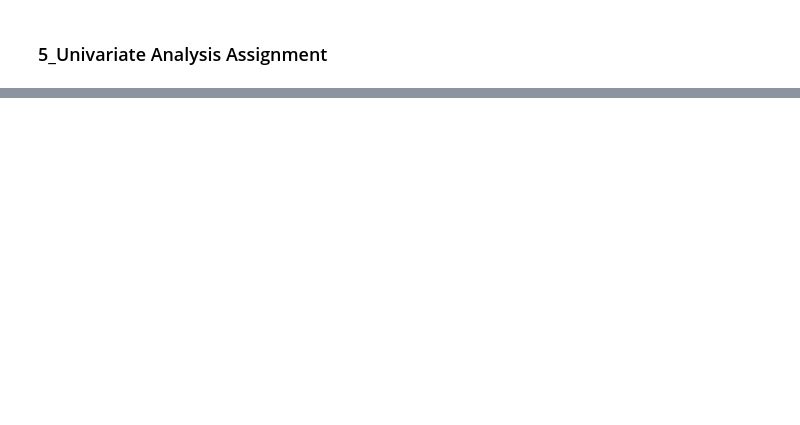
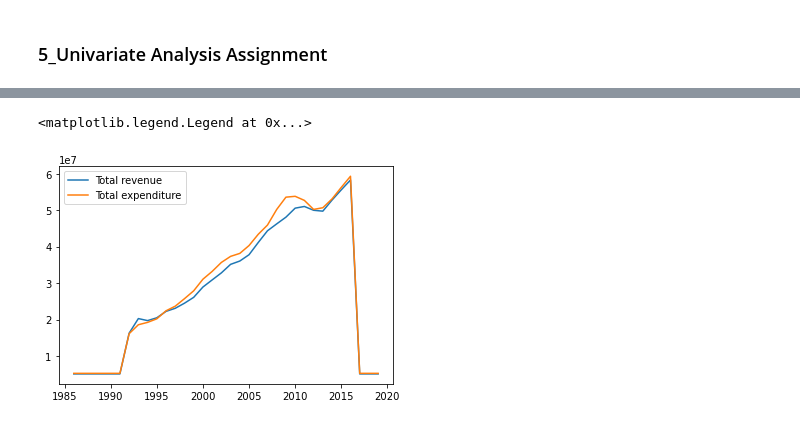
Before and after one commit to LingjieHe/DS_Bootcamp_assignment, a Jupyter notebook: 7_data_exploration/5_Univariate_Analysis_Assignment.ipynb, the cells around one changed output, grey strips where cells are left out. Saved outputs shown, nothing was run; the diff lists cells and outputs as text; code cells hidden in the pictures; blank space fills up the shorter version.

```diff
--- a/7_data_exploration/5_Univariate_Analysis_Assignment.ipynb
+++ b/7_data_exploration/5_Univariate_Analysis_Assignment.ipynb
@@ -22,3 +18,27 @@ import seaborn as sns
 
 df = pd.read_csv('Datasets/states_all.csv')
 cols = df.columns
+# %%
+# columns with missing values more than 50%
+cols_to_drop = cols[np.where((df.isnull().sum())/len(df) > 0.5)].to_list()
+df.drop(cols_to_drop, axis=1, inplace=True)  # drop columns
+
+# build new dataframe with the data types and counts
+
+edu_datatype = pd.concat([df.dtypes, df.nunique(), round(df.nunique()*100/len(df), 2),
+                          df.isnull().sum(), round(df.isnull().sum()*100/len(df), 2)], axis=1)
+edu_datatype.columns = ['data type', 'No. of categories',
+                        'No. of categories %', 'missing values', 'missing values %']
+edu_datatype.sort_values(by='missing values %', ascending=False, inplace=True)
+
+edu_datatype = edu_datatype.loc[edu_datatype['missing values'] != 0]
+
+# impute median values to Null
+df_time_series_imputed_median = df.copy(deep=True)
+
+for col in df.columns:
+    if col in edu_datatype.index:
+        df_time_series_imputed_median[col] = df_time_series_imputed_median[col].fillna(
+            df_time_series_imputed_median[col].median())
+
+df_time_series_imputed_median.isnull().sum()/len(df_time_series_imputed_median)
@@ -24,0 +95,5 @@ cols = df.columns
+# %%
+#Soudeh
+
+df_new = df_time_series_imputed_median.set_index('YEAR', drop=True)
+df_new.head()
@@ -24,0 +113,9 @@ cols = df.columns
+# %%
+tx_df = df_time_series_imputed_median[df_time_series_imputed_median['STATE']=='TEXAS']
+tx_df = tx_df.sort_values(by=['YEAR'])
+plt.plot(tx_df['YEAR'], tx_df['TOTAL_REVENUE'], label='Total revenue')
+plt.plot(tx_df['YEAR'], tx_df['TOTAL_EXPENDITURE'], label='Total expenditure')
+plt.legend(loc='upper left')
+# %% [output]
+<matplotlib.legend.Legend at 0x...>
+[figure, added]
```
Also changed, not shown: parts of 15 cells of this notebook, 4 other files.
